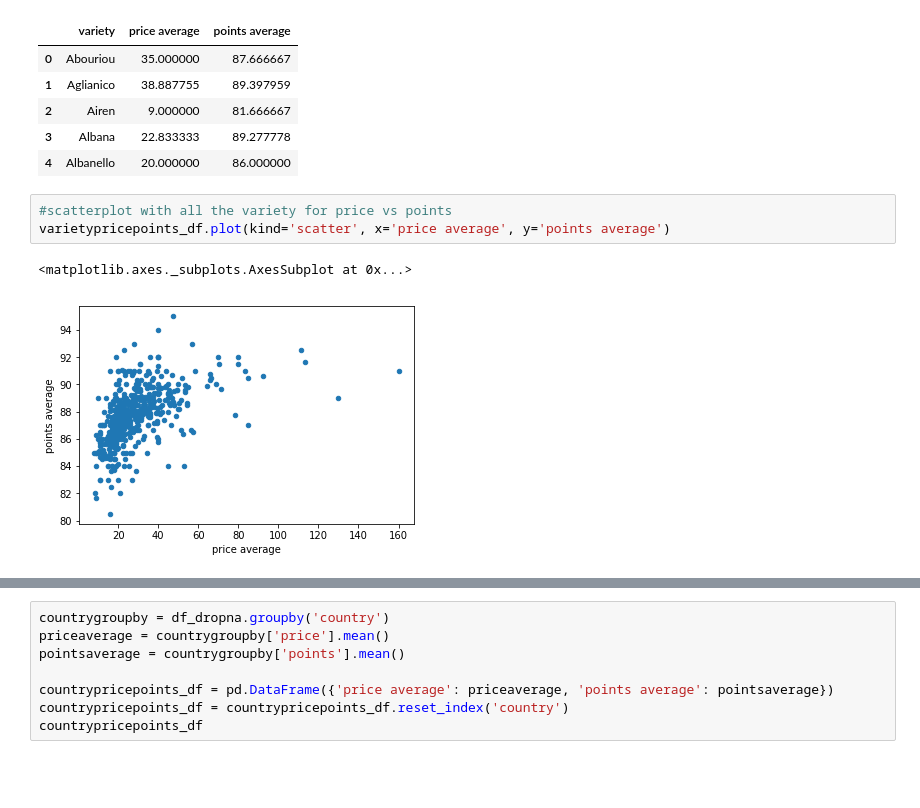
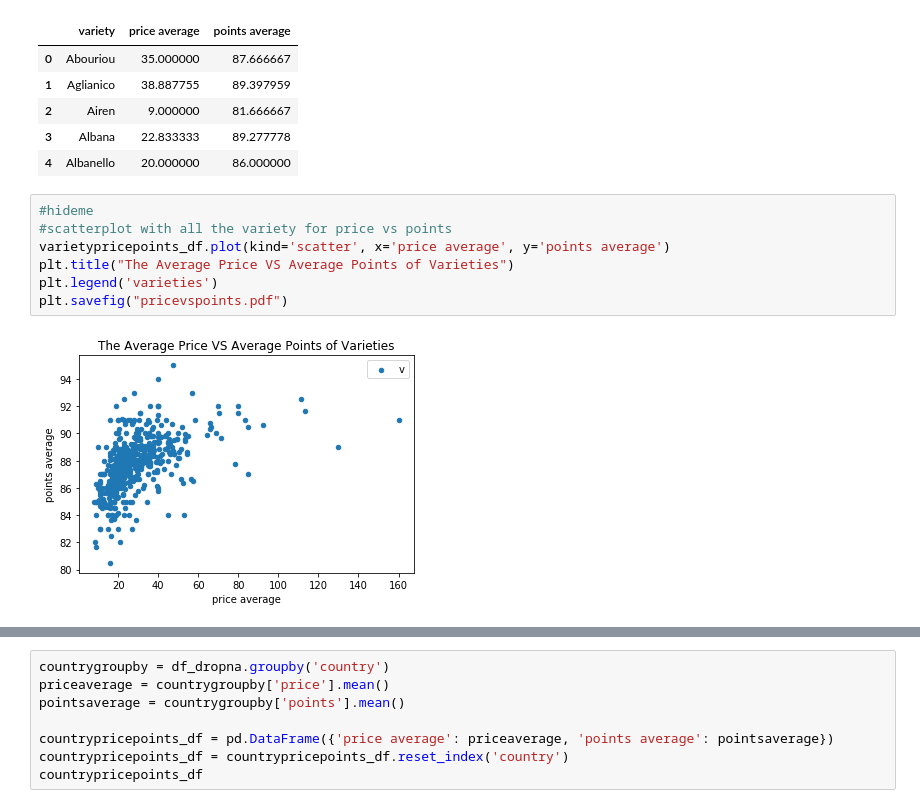
Before and after one commit to SpencerHitchcock/data-project-one, a Jupyter notebook: data_explore2.ipynb, the cells around one changed output, grey strips where cells are left out. Cells and saved outputs as stored; diff of their text form; blank space fills up the shorter version.

```diff
--- a/data_explore2.ipynb
+++ b/data_explore2.ipynb
@@ -63,10 +63,13 @@ varietypricepoints_df.head()
 | 3 | Albana | 22.833333 | 89.277778 |
 | 4 | Albanello | 20.000000 | 86.000000 |
 # %%
+#hideme
 #scatterplot with all the variety for price vs points
 varietypricepoints_df.plot(kind='scatter', x='price average', y='points average')
+plt.title("The Average Price VS Average Points of Varieties")
+plt.legend('varieties')
+plt.savefig("pricevspoints.pdf")
 # %% [output]
-<matplotlib.axes._subplots.AxesSubplot at 0x...>
-[figure, old version]
+[figure, new version]
 # %%
 # %% [output]
```
Also changed, not shown: parts of 2 cells of this notebook, 2 other files.
